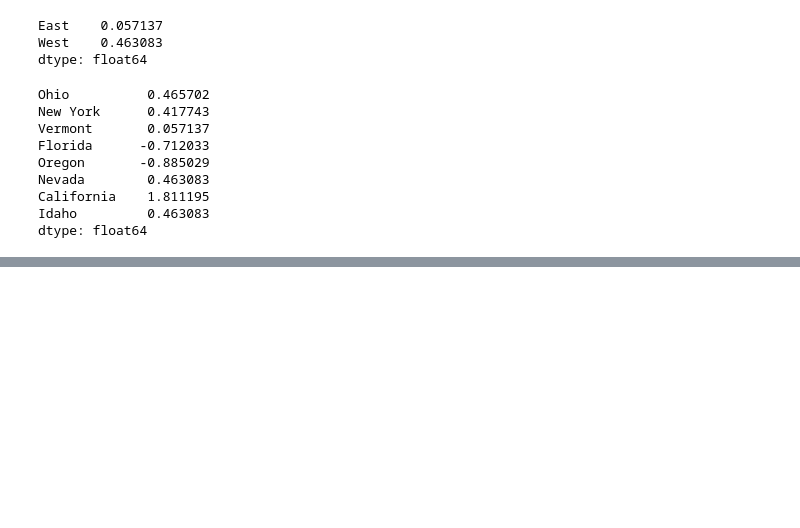
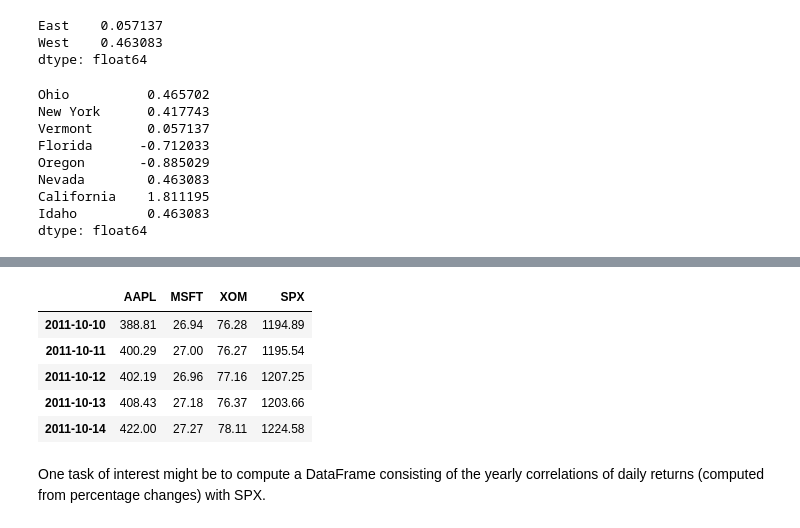
Before and after one commit to rerwin21/python_for_data_analysis, a Jupyter notebook: chap_9.ipynb, the cells around one changed output, grey strips where cells are left out. Drawn from its saved outputs; the diff is of its cells as text; code cells hidden in the pictures; blank space fills up the shorter version.

```diff
--- a/chap_9.ipynb
+++ b/chap_9.ipynb
@@ -987,0 +1154,11 @@ dtype: float64
+# %%
+close_px.ix[-5:] # last five
+# %% [output]
+|  | AAPL | MSFT | XOM | SPX |
+| 2011-10-10 | 388.81 | 26.94 | 76.28 | 1194.89 |
+| 2011-10-11 | 400.29 | 27.00 | 76.27 | 1195.54 |
+| 2011-10-12 | 402.19 | 26.96 | 77.16 | 1207.25 |
+| 2011-10-13 | 408.43 | 27.18 | 76.37 | 1203.66 |
+| 2011-10-14 | 422.00 | 27.27 | 78.11 | 1224.58 |
+# %% [markdown]
+One task of interest might be to compute a DataFrame consisting of the yearly correlations of daily returns (computed from percentage changes) with SPX.
```
Also changed, not shown: parts of 44 cells of this notebook.
